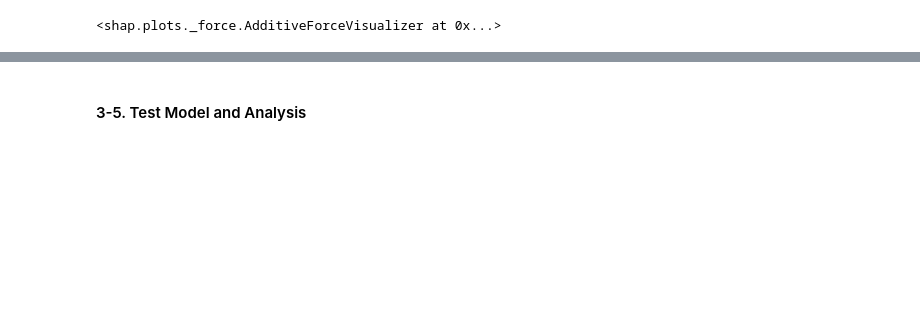
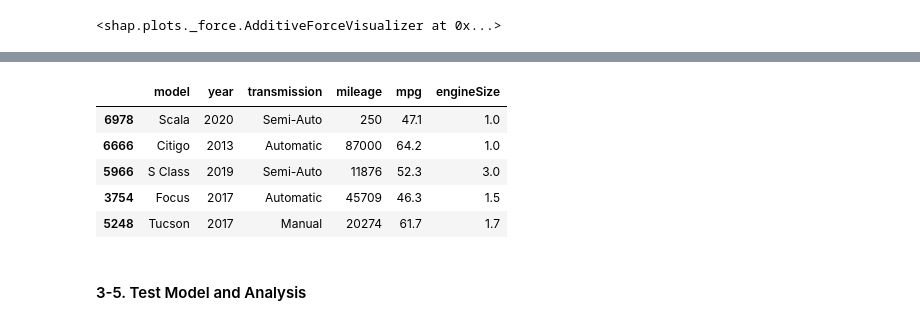
Before and after one commit to KYOH95/Project_2_Car_Analysis, a Jupyter notebook: Project2.ipynb, the cells around one changed output, grey strips where cells are left out. Cells and saved outputs as stored; diff of their text form; code cells hidden in the pictures; blank space fills up the shorter version.

```diff
--- a/Project2.ipynb
+++ b/Project2.ipynb
@@ -975,3 +997,21 @@ shap.summary_plot(shap_values, X_test.iloc[:300], plot_type="bar")
+# %%
+# eliminate "fuelType" and rebuild the model
+def feature_engineering(data):
+  data = data.drop(columns=["fuelType"])
+  return data
+
+X_train = feature_engineering(X_train)
+X_val = feature_engineering(X_val)
+X_test = feature_engineering(X_test)
+# %%
+X_train.head()
+# %% [output]
+|  | model | year | transmission | mileage | mpg | engineSize |
+| 6978 | Scala | 2020 | Semi-Auto | 250 | 47.1 | 1.0 |
+| 6666 | Citigo | 2013 | Automatic | 87000 | 64.2 | 1.0 |
+| 5966 | S Class | 2019 | Semi-Auto | 11876 | 52.3 | 3.0 |
+| 3754 | Focus | 2017 | Automatic | 45709 | 46.3 | 1.5 |
+| 5248 | Tucson | 2017 | Manual | 20274 | 61.7 | 1.7 |
 # %% [markdown]
 #### 3-5. Test Model and Analysis
 # %%
```
Also changed, not shown: parts of 3 cells of this notebook.
